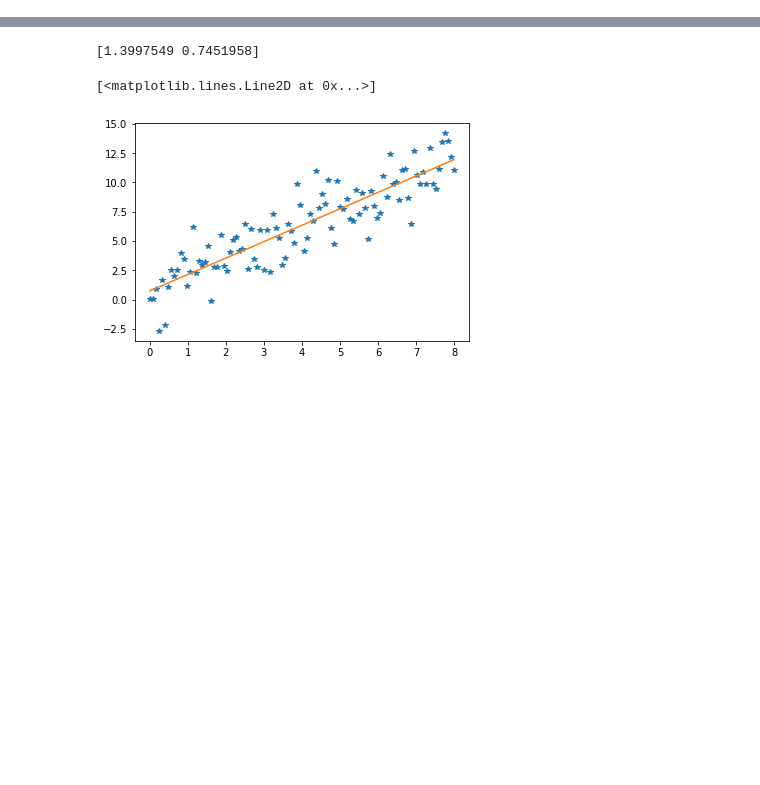
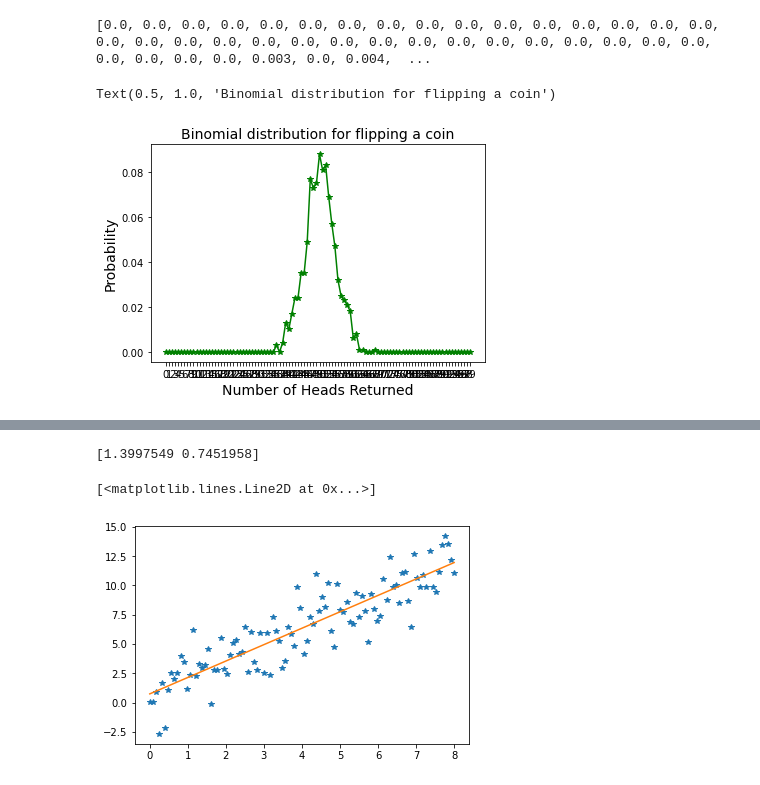
Before and after one commit to sinduff/jupyter, a Jupyter notebook: Tasks Workbook.ipynb, the cells around one changed output, grey strips where cells are left out. Cells and saved outputs as stored; diff of their text form; code cells hidden in the pictures; blank space fills up the shorter version.

```diff
--- a/Task Work/Tasks Workbook.ipynb
+++ b/Tasks Workbook.ipynb
@@ -86,22 +173,45 @@ print(dicerolls(x,k,DiceRange))
 # %%
-#flip a coin 100 times, and count No of heads, repeat 1000 times
+#flip a coin 100 times, and count the number of heads.
+#Repeat the experiment 1000 times
 #print and graph the results
 
 #defining the parameters of the experiment
 noFlip = 100
 prob = 0.5
 sampleSize = 1000
 
 #run the binomial function to determine the outcome
 x = rng.binomial(n=noFlip, p=prob, size=sampleSize)
 
-#print(x)
-
 #open an array to store the results of the probabilty of x heads in each 100 flips of the coin
 countHeads = [np.equal(x,i).mean() for i in range(noFlip)]
 
 print(countHeads)
 
 #plot the results
-sns.distplot(countHeads)
+plt.xticks(range(noFlip))
+plt.plot(list(range(noFlip)), countHeads, color='green', marker='*')
+#plt.figure(figsize=(5000,2000))
+plt.xlabel('Number of Heads Returned',fontsize=14)
+plt.ylabel('Probability',fontsize=14)
+plt.title('Binomial distribution for flipping a coin',fontsize=14)
+
+
+#Version 2 - plotting the graph with Seaborn
+
+#open a dictionary to store the results of the probabilty of x heads in each 100 flips of the coin
+#countHeads = {}
+#for i in range(noFlip):
+#    toss = [np.equal(x,i).mean() for i in range(noFlip)]
+    #countHeads.append(len([i for i in toss if i>=0.50]))
+#print(countHeads)
+
+#1 . convert to pandas dataframe  .. or Data Series
+#df=pd.Series(countHeads).to_frame('new_col').reset_index()
+#df=pd.Series([countHeads])
+#sns.lineplot(x=noFlip, y=prob, data=df)
+# %% [output]
+[0.0, 0.0, 0.0, 0.0, 0.0, 0.0, 0.0, 0.0, 0.0, 0.0, 0.0, 0.0, 0.0, 0.0, 0.0, 0.0, 0.0, 0.0, 0.0, 0.0, 0.0, 0.0, 0.0, 0.0, 0.0, 0.0, 0.0, 0.0, 0.0, 0.0, 0.0, 0.0, 0.0, 0.0, 0.0, 0.0, 0.003, 0.0, 0.004,  ...
+Text(0.5, 1.0, 'Binomial distribution for flipping a coin')
+[figure, added]
 # %% [markdown]
```
Also changed, not shown: parts of 13 cells of this notebook, 7 other files.
